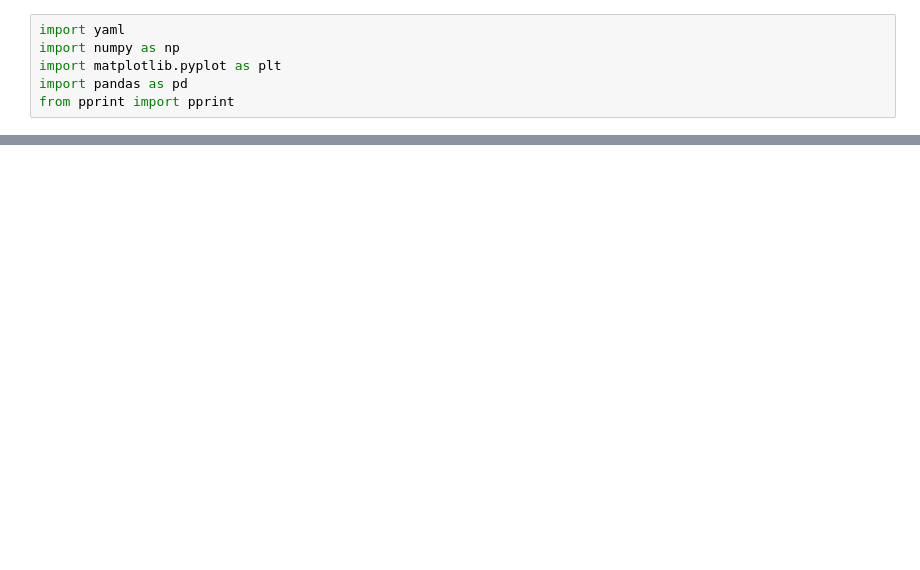
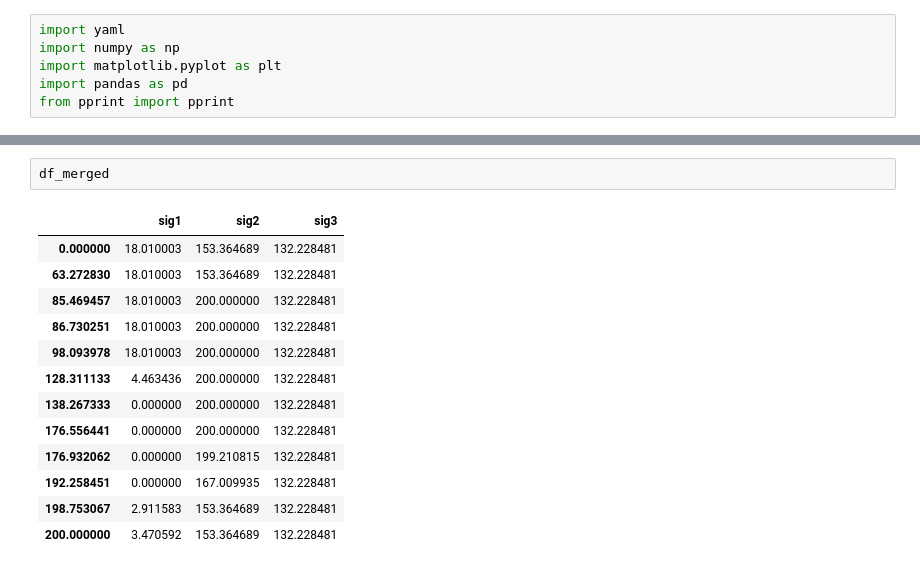
Before and after one commit to Shroff20/signal_gen, a Jupyter notebook: signal_gen_demo.ipynb, the cells around one changed output, grey strips where cells are left out. Drawn from its saved outputs; the diff is of its cells as text; blank space fills up the shorter version.

```diff
--- a/signal_gen_demo.ipynb
+++ b/signal_gen_demo.ipynb
@@ -114,0 +160,16 @@ for i, signal_name in enumerate(df_merged.columns):
+# %%
+df_merged
+# %% [output]
+|  | sig1 | sig2 | sig3 |
+| 0.000000 | 18.010003 | 153.364689 | 132.228481 |
+| 63.272830 | 18.010003 | 153.364689 | 132.228481 |
+| 85.469457 | 18.010003 | 200.000000 | 132.228481 |
+| 86.730251 | 18.010003 | 200.000000 | 132.228481 |
+| 98.093978 | 18.010003 | 200.000000 | 132.228481 |
+| 128.311133 | 4.463436 | 200.000000 | 132.228481 |
+| 138.267333 | 0.000000 | 200.000000 | 132.228481 |
+| 176.556441 | 0.000000 | 200.000000 | 132.228481 |
+| 176.932062 | 0.000000 | 199.210815 | 132.228481 |
+| 192.258451 | 0.000000 | 167.009935 | 132.228481 |
+| 198.753067 | 2.911583 | 153.364689 | 132.228481 |
+| 200.000000 | 3.470592 | 153.364689 | 132.228481 |
```
Also changed, not shown: parts of 4 cells of this notebook, 1 other file.
